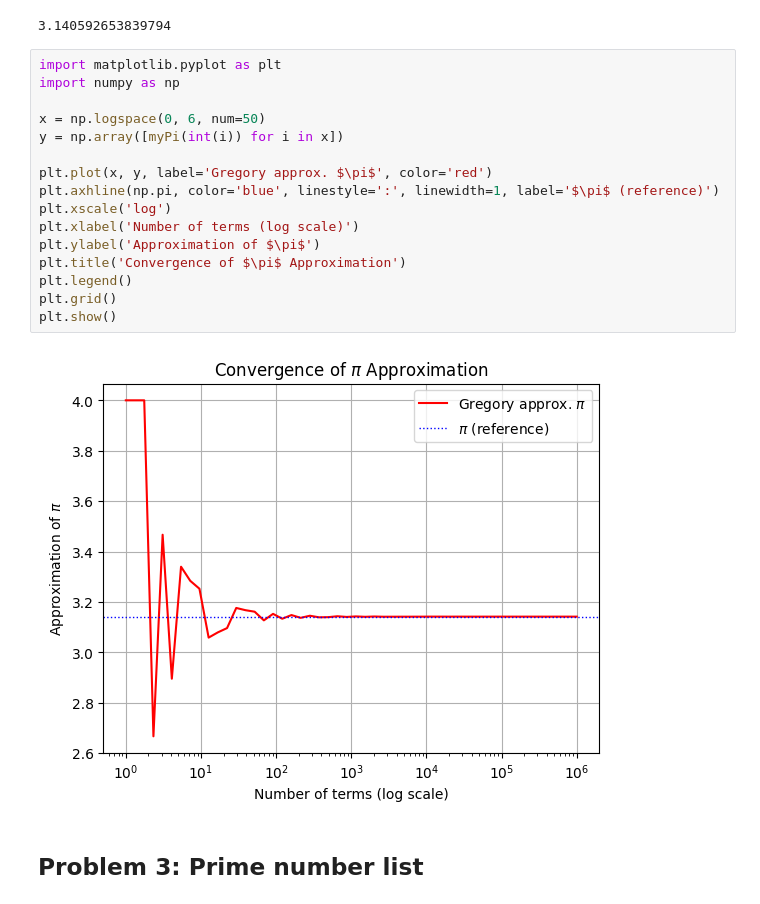
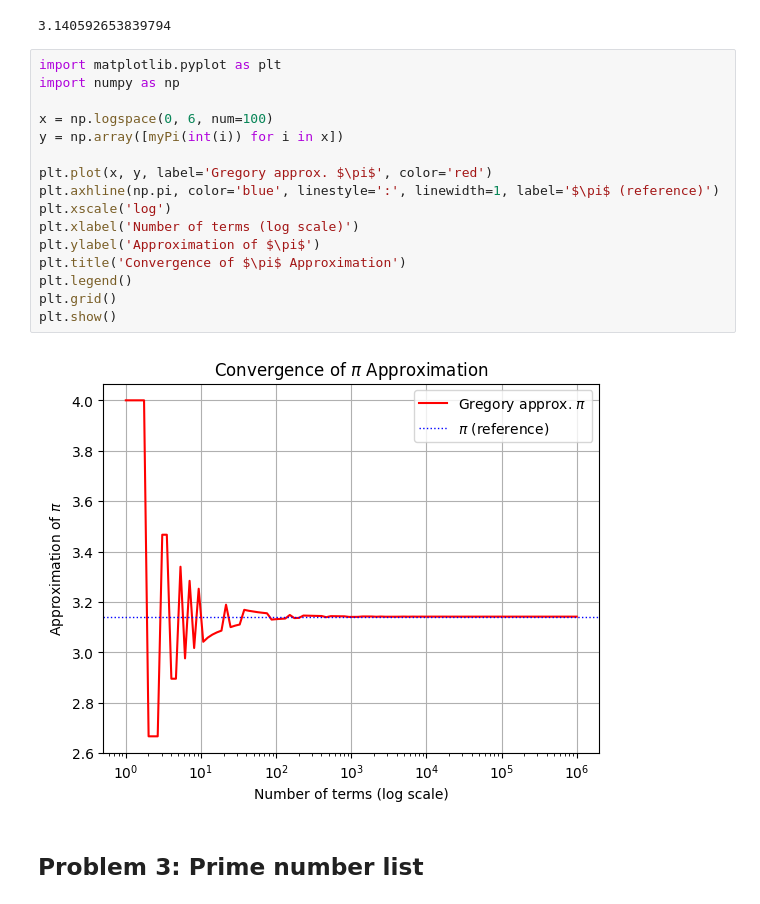
Before and after one commit to bryankeating10/Python-and-Math-for-ML, a Jupyter notebook: Homework_2.ipynb, the cells around one changed output. Drawn from its saved outputs; the diff is of its cells as text.

```diff
--- a/Homework_2.ipynb
+++ b/Homework_2.ipynb
@@ -57,21 +59,21 @@ myPi(1000)
 # %%
 import matplotlib.pyplot as plt
 import numpy as np
 
-x = np.logspace(0, 6, num=50)
+x = np.logspace(0, 6, num=100)
 y = np.array([myPi(int(i)) for i in x])
 
 plt.plot(x, y, label='Gregory approx. $\pi$', color='red')
 plt.axhline(np.pi, color='blue', linestyle=':', linewidth=1, label='$\pi$ (reference)')
 plt.xscale('log')
 plt.xlabel('Number of terms (log scale)')
 plt.ylabel('Approximation of $\pi$')
 plt.title('Convergence of $\pi$ Approximation')
 plt.legend()
 plt.grid()
 plt.show()
 # %% [output]
-[figure, old version]
+[figure, new version]
 # %% [markdown]
 ## Problem 3: Prime number list
 # %% [markdown]
```
Also changed, not shown: parts of 4 cells of this notebook.
